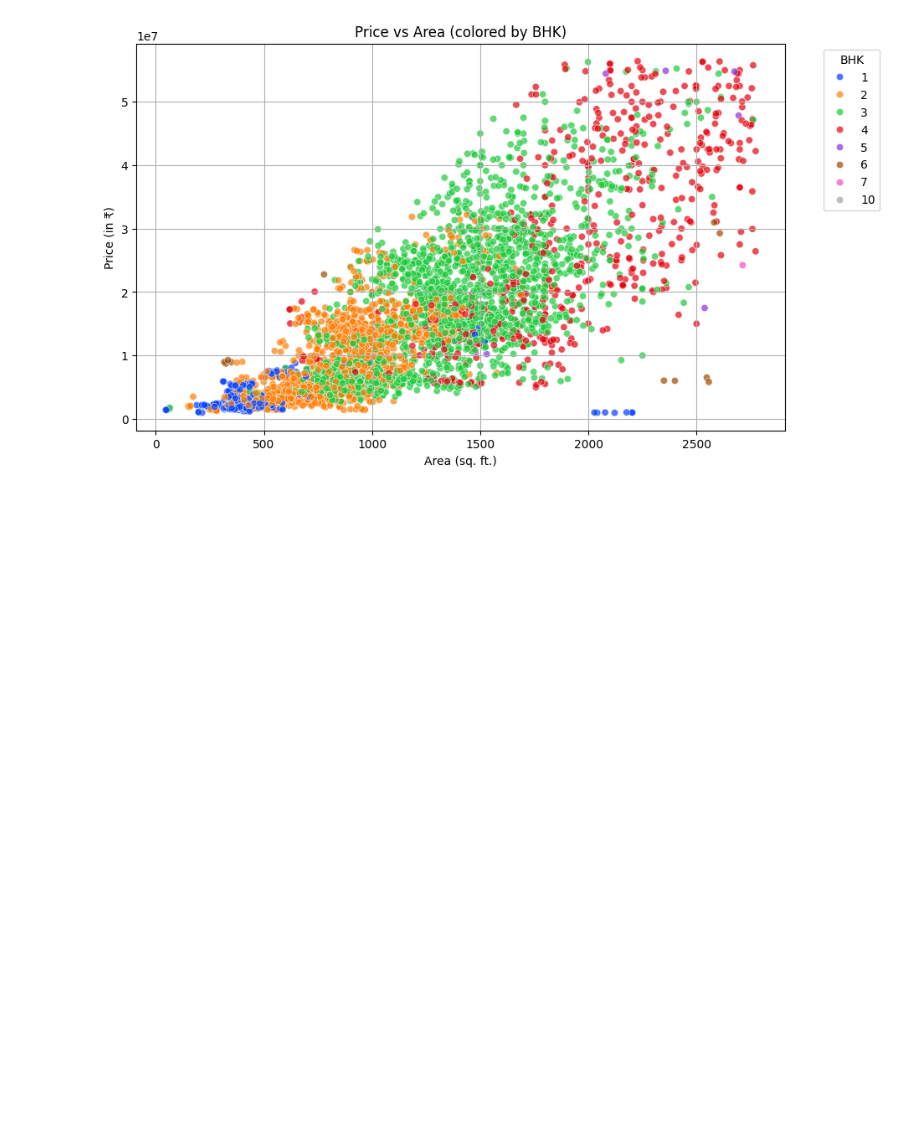
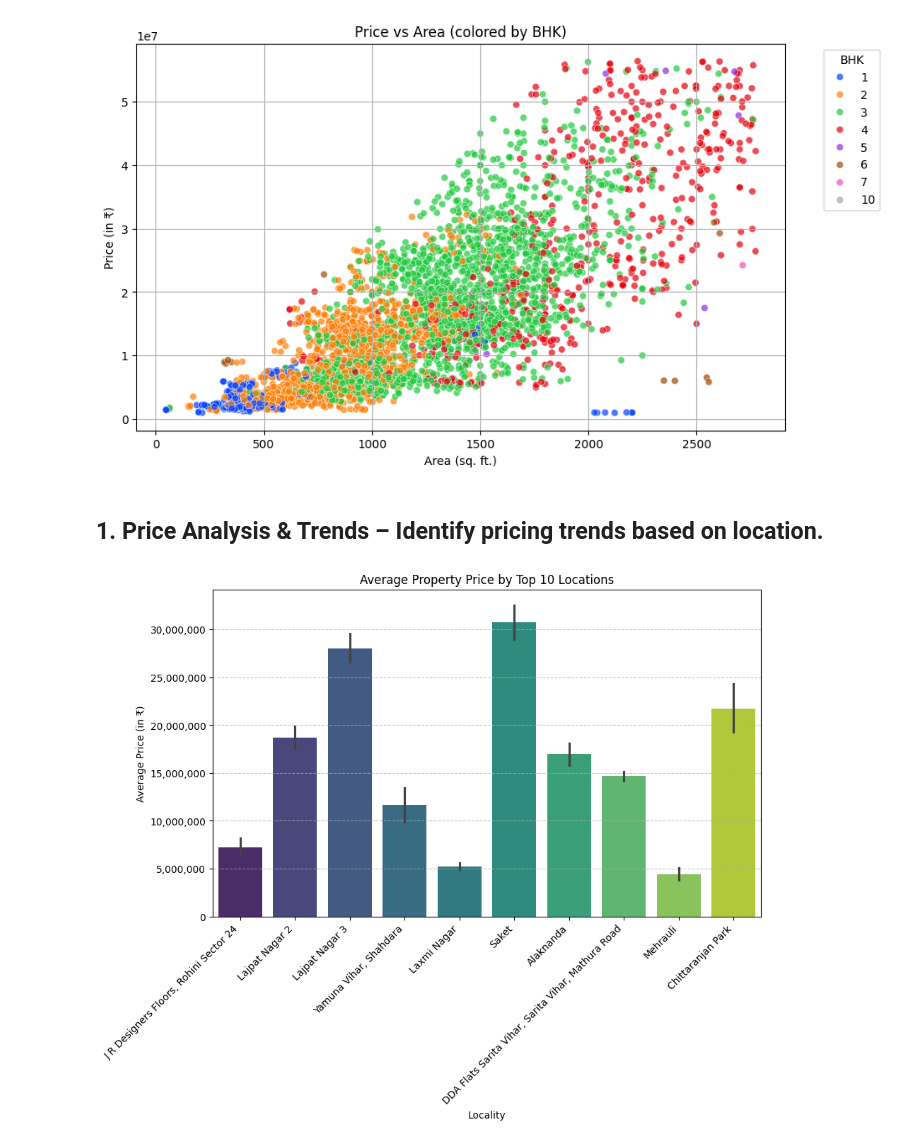
Before and after one commit to vandita-yadav/Indian-Real-Estate-Price-Analysis-Insights, a Jupyter notebook: CA2_VanditaYadav.ipynb, the cells around one changed output. Drawn from its saved outputs; the diff is of its cells as text; code cells hidden in the pictures; blank space fills up the shorter version.

```diff
--- a/CA2_VanditaYadav.ipynb
+++ b/CA2_VanditaYadav.ipynb
@@ -275,3 +277,21 @@ plt.grid(True)
 plt.show()
 # %% [output]
 [figure]
+# %% [markdown]
+## 1. Price Analysis & Trends – Identify pricing trends based on location.
+# %%
+# Top 10 locations by number of listings
+top_locations = data_no_outliers['Locality'].value_counts().head(10).index
+filtered_loc = data_no_outliers[data_no_outliers['Locality'].isin(top_locations)]
+
+plt.figure(figsize=(10, 6))
+sns.barplot(x='Locality', y='Price', hue='Locality', data=filtered_loc, estimator=np.mean, palette='viridis', legend=False)
+plt.title("Average Property Price by Top 10 Locations")
+plt.ylabel("Average Price (in ₹)")
+plt.xlabel("Locality")
+plt.xticks(rotation=45, ha='right')
+plt.grid(axis='y', linestyle='--', alpha=0.7)
+plt.gca().yaxis.set_major_formatter(ticker.FuncFormatter(lambda x, _: f'{int(x):,}'))
+plt.show()
+# %% [output]
+[figure, added]
```
Also changed, not shown: parts of 14 cells of this notebook.
